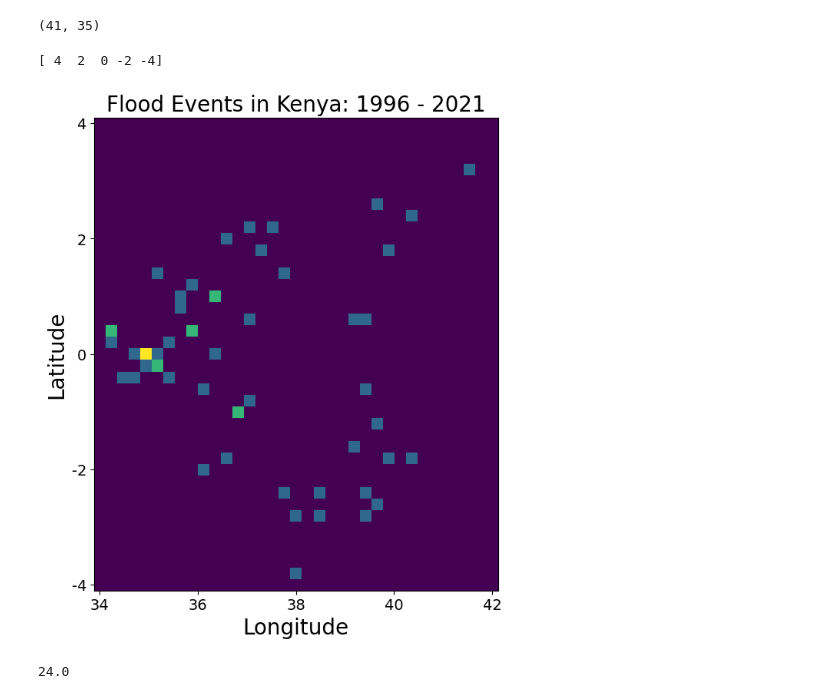
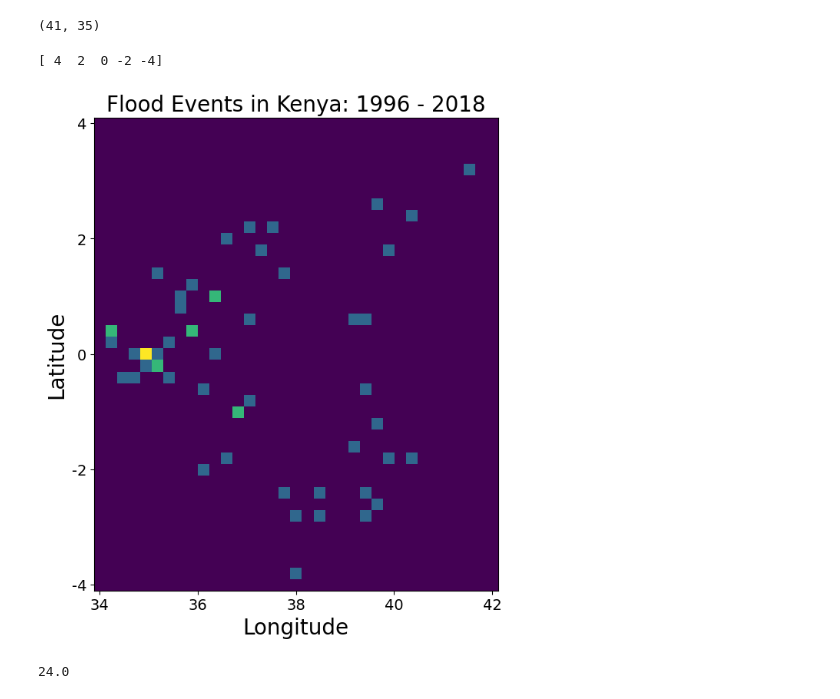
Before and after one commit to alimkarimi/flood_prediction, a Jupyter notebook: CCAI_Flooding_Prototype.ipynb, the cells around one changed output. Cells and saved outputs as stored; diff of their text form; code cells hidden in the pictures.

```diff
--- a/CCAI_Flooding_Prototype.ipynb
+++ b/CCAI_Flooding_Prototype.ipynb
@@ -246,36 +251,36 @@ plt.figure(figsize=(8, 8))
 
 plt.tick_params(axis='both', which='major', labelsize=14)
 plt.xlabel("Longitude", fontsize=20)
 plt.ylabel("Latitude", fontsize=20)
-plt.title("Flood Events in Kenya: 1996 - 2021", fontsize=20)
+plt.title("Flood Events in Kenya: 1996 - 2018", fontsize=20)
 
 y = np.arange(0,41, 1)
 x = np.arange(0,35, 1)
 
 # my_xticks = np.arange(34, 42.75, 0.25)
 # my_yticks = np.arange(-5, 5.25, 0.25)
 
 # Latitude and Longitude ranges with every 2 degrees
 my_xticks = np.arange(34, 43, 2)  # Longitude from 34 to 42 with a step of 2 degrees
 my_yticks = np.flip(np.arange(-4, 6, 2) )  # Latitude from -5 to 5 with a step of 2 degrees
 print(my_yticks)
 
 # Set the ticks to show every 2 degrees
 plt.xticks(np.linspace(0, 34, len(my_xticks)), my_xticks)
 plt.yticks(np.linspace(0, 40, len(my_yticks)), my_yticks)
 # plt.xticks(x, my_xticks)
 # plt.yticks(y, my_yticks)
 
 
 plt.tick_params(axis='both', which='major', labelsize=14)
 
 
 plt.imshow(target_cube)
 
-plt.savefig('aggregated.jpg', dpi=1000)
+plt.savefig('/Users/alim/Documents/ccai_floods/flood_prediction/data/gt/aggregated_GT.jpg', dpi=1000)
 # %% [output]
 [ 4  2  0 -2 -4]
-[figure, old version]
+[figure, new version]
 # %%
 # now, build spatial_temporal cube.
 import cftime
```
Also changed, not shown: parts of 2 cells of this notebook, 4 other files.
